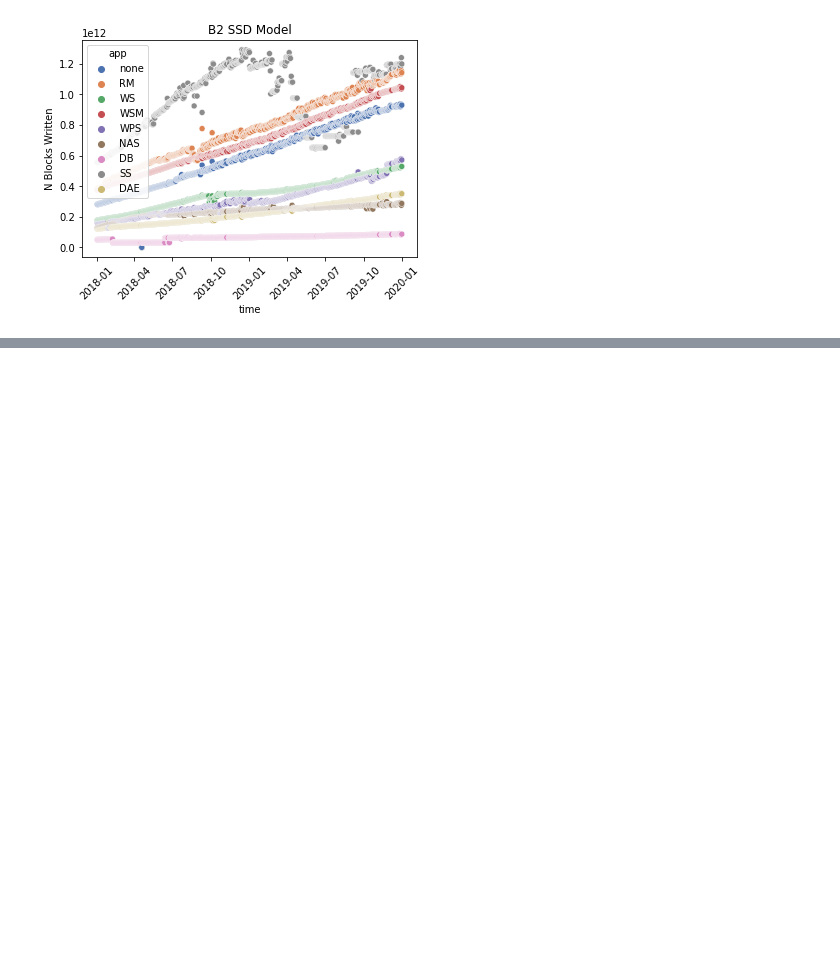
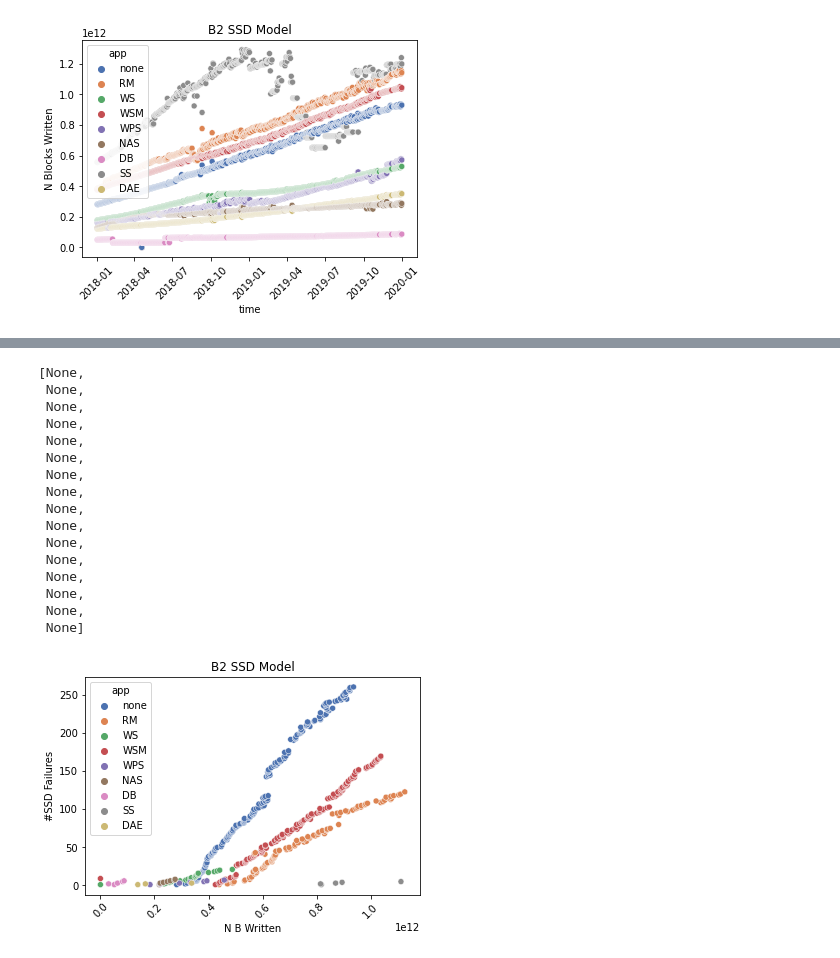
Before and after one commit to EricBorba/StorageFailurePredictor, a Jupyter notebook: WriteAnalB2Model.ipynb, the cells around one changed output, grey strips where cells are left out. Saved outputs shown, nothing was run; the diff lists cells and outputs as text; code cells hidden in the pictures; blank space fills up the shorter version.

```diff
--- a/WriteAnalB2Model.ipynb
+++ b/WriteAnalB2Model.ipynb
@@ -338,0 +457,32 @@ plt.setp(graph.get_xticklabels(), rotation=45)
+# %%
+groupSSDFailures['cum_sum'] = groupSSDFailures.groupby(['app'])['disk_id'].cumsum()
+# %%
+groupSSDFailures.rename(columns = {'date':'timestamp'}, inplace=True)
+# %%
+## group per day (daily mean)
+
+group = result.groupby(['timestamp', 'app'], as_index=False)['n_b_written'].mean()
+# %%
+resultWriteFailure = pd.merge(group, groupSSDFailures, on=['timestamp', 'app'], how='left')
+# %%
+graph = sns.scatterplot(x = "n_b_written", y = 'cum_sum', palette = 'deep', hue='app', hue_order=['none','RM','WS','WSM', 'WPS', 'NAS', 'DB', 'SS', 'DAE'], data = resultWriteFailure)
+graph.set(xlabel ="N B Written", ylabel = "#SSD Failures", title ='B2 SSD Model')
+plt.setp(graph.get_xticklabels(), rotation=45)
+# %% [output]
+[None,
+ None,
+ None,
+ None,
+ None,
+ None,
+ None,
+ None,
+ None,
+ None,
+ None,
+ None,
+ None,
+ None,
+ None,
+ None]
+[figure, added]
```
Also changed, not shown: parts of 21 cells of this notebook.
